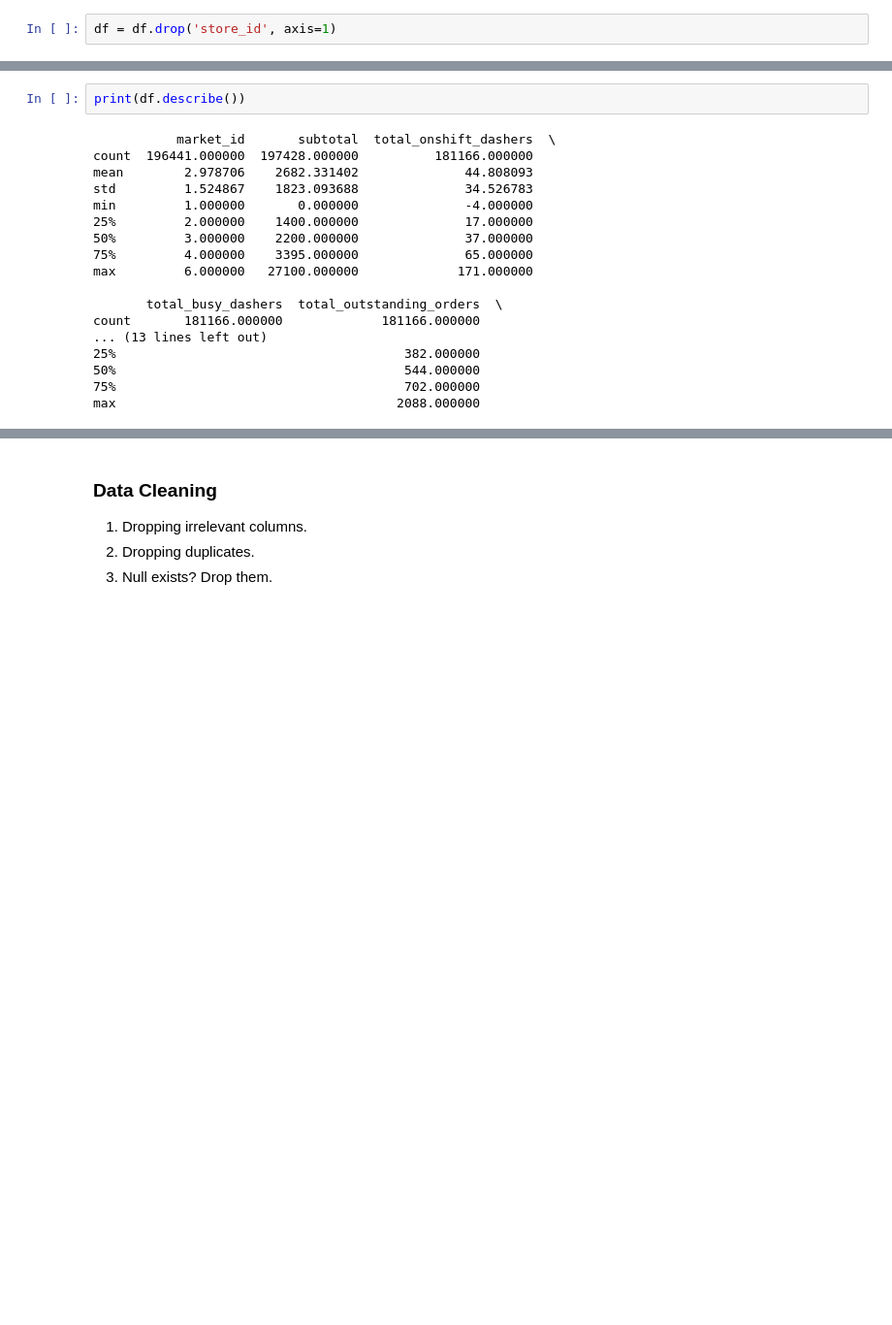
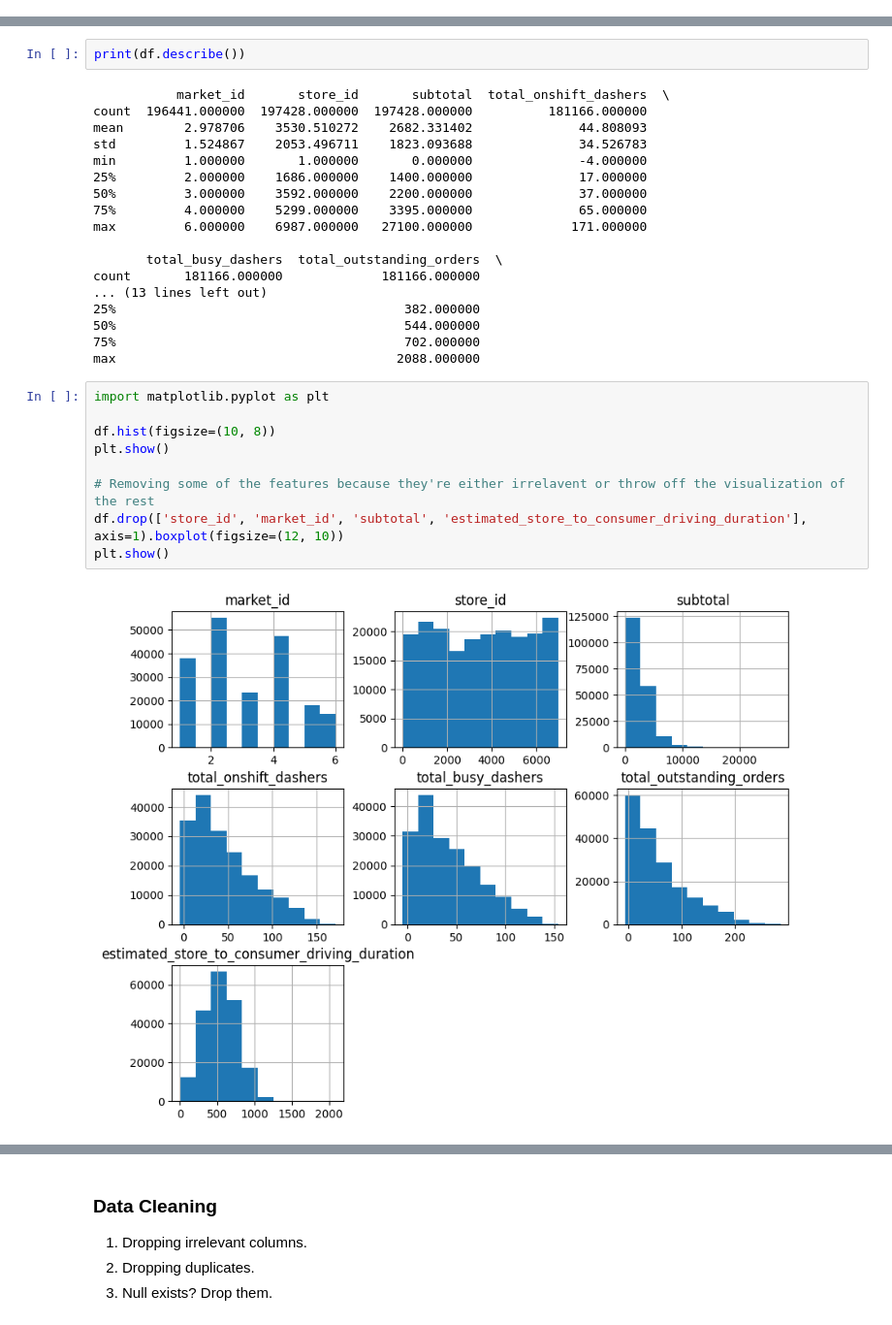
Before and after one commit to shehabyasser/ml-exercise, a Jupyter notebook: exercise.ipynb, the cells around one changed output, grey strips where cells are left out. Shown at 97% size. Saved outputs shown, nothing was run; the diff lists cells and outputs as text; blank space fills up the shorter version.

```diff
--- a/exercise.ipynb
+++ b/exercise.ipynb
@@ -11,2 +6,0 @@ StoreId seems like an arbitrary number assigned at a database level, so dropping
-# %%
-df = df.drop('store_id', axis=1)
@@ -13,15 +27,15 @@ df = df.drop('store_id', axis=1)
 # %%
 print(df.describe())
 # %% [output]
-           market_id       subtotal  total_onshift_dashers  \
-count  196441.000000  197428.000000          181166.000000
-mean        2.978706    2682.331402              44.808093
-std         1.524867    1823.093688              34.526783
-min         1.000000       0.000000              -4.000000
-25%         2.000000    1400.000000              17.000000
-50%         3.000000    2200.000000              37.000000
-75%         4.000000    3395.000000              65.000000
-max         6.000000   27100.000000             171.000000
+           market_id       store_id       subtotal  total_onshift_dashers  \
+count  196441.000000  197428.000000  197428.000000          181166.000000
+mean        2.978706    3530.510272    2682.331402              44.808093
+std         1.524867    2053.496711    1823.093688              34.526783
+min         1.000000       1.000000       0.000000              -4.000000
+25%         2.000000    1686.000000    1400.000000              17.000000
+50%         3.000000    3592.000000    2200.000000              37.000000
+75%         4.000000    5299.000000    3395.000000              65.000000
+max         6.000000    6987.000000   27100.000000             171.000000
 
        total_busy_dashers  total_outstanding_orders  \
 count       181166.000000             181166.000000
@@ -30,3 +44,14 @@ count       181166.000000             181166.000000
 50%                                      544.000000
 75%                                      702.000000
 max                                     2088.000000
+# %%
+import matplotlib.pyplot as plt
+
+df.hist(figsize=(10, 8))
+plt.show()
+
+# Removing some of the features because they're either irrelavent or throw off the visualization of the rest
+df.drop(['store_id', 'market_id', 'subtotal', 'estimated_store_to_consumer_driving_duration'], axis=1).boxplot(figsize=(12, 10))
+plt.show()
+# %% [output]
+[figure, added]
```
Also changed, not shown: parts of 42 cells of this notebook, 1 other file.
